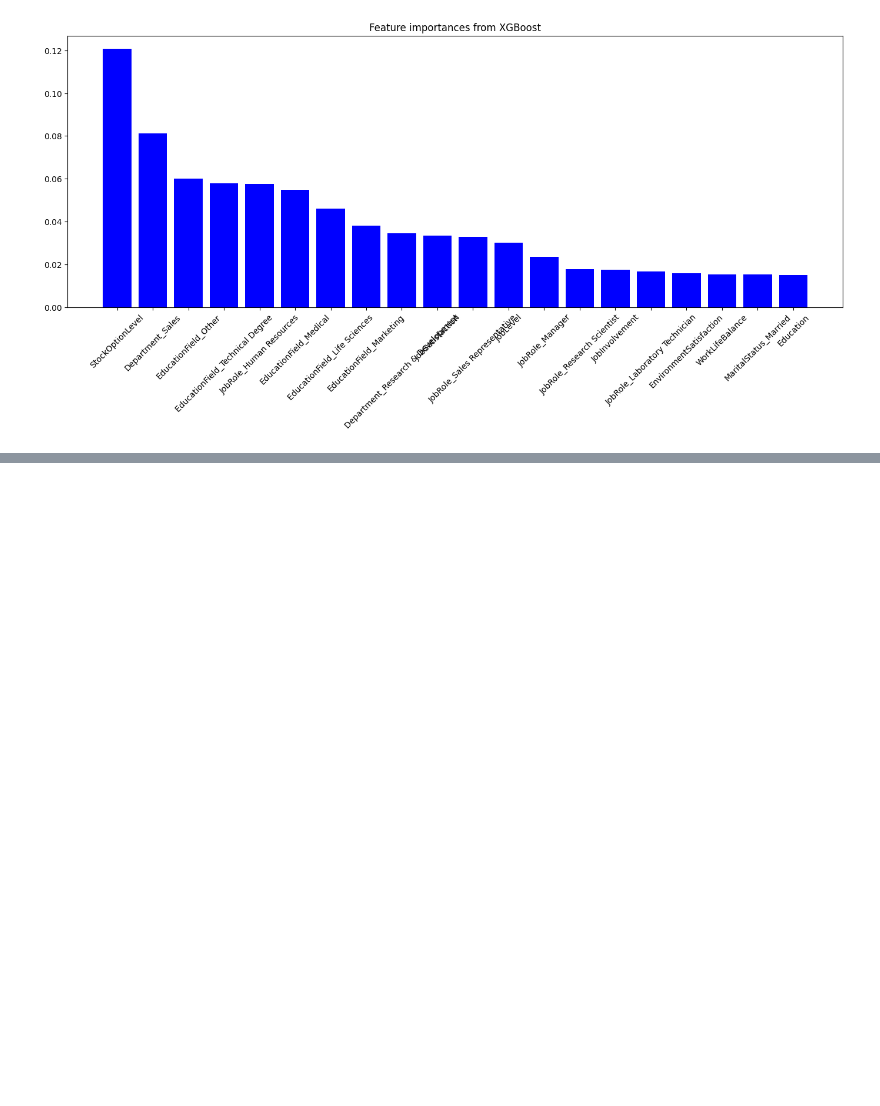
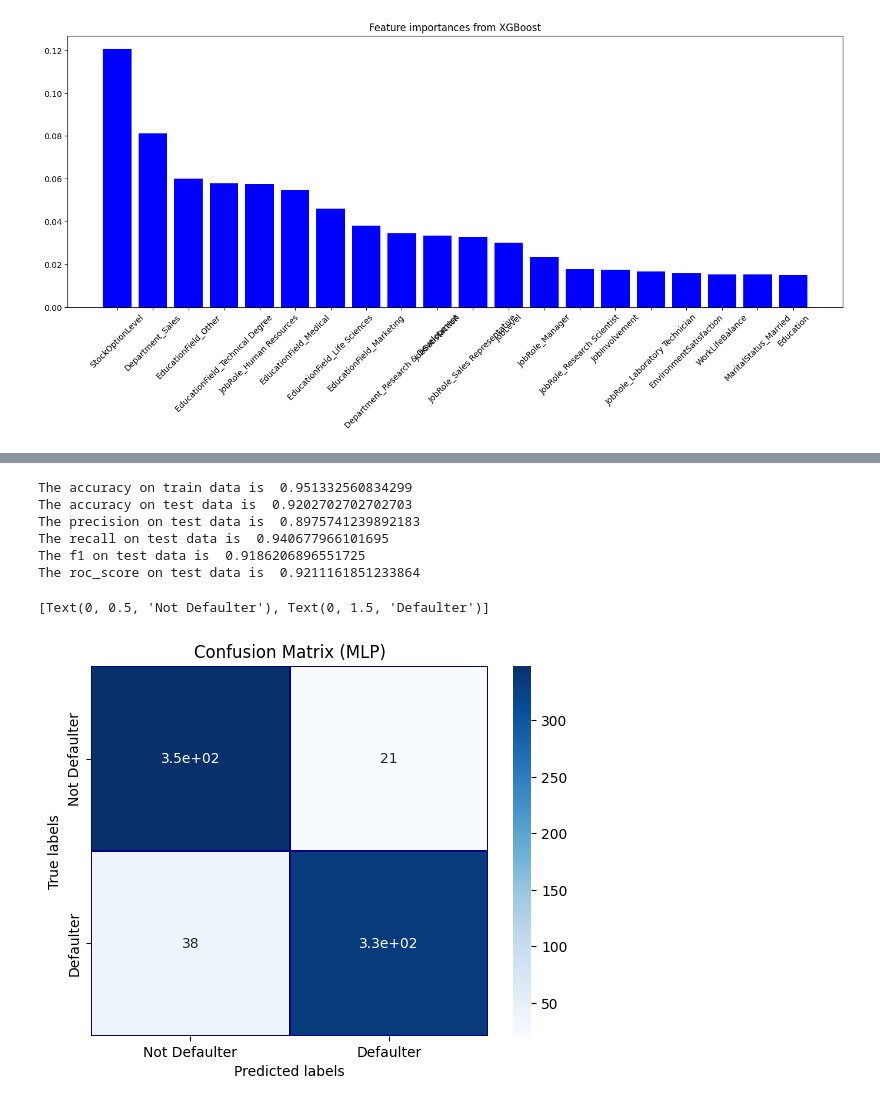
Before and after one commit to BobLouis/IBM_retire, a Jupyter notebook: employee.ipynb, the cells around one changed output, grey strips where cells are left out. Drawn from its saved outputs; the diff is of its cells as text; code cells hidden in the pictures; blank space fills up the shorter version.

```diff
--- a/employee.ipynb
+++ b/employee.ipynb
@@ -382,7 +383,7 @@ param_lr = {'penalty': ['none','l2'], 'C' : [0.001, 0.01, 0.1, 1, 10, 100, 1000]
 - 最終，**`grid_lr`** 將包含表現最佳的參數組合和相關信息。
 # %%
 grid_lr = GridSearchCV(LogisticRegression(), param_lr,
-                       scoring='accuracy', n_jobs=-1, verbose=3, cv=5)
+                       scoring='accuracy', n_jobs=-1, verbose=1, cv=5)
 grid_lr.fit(X_train, y_train)
 # %% [output]
 Fitting 5 folds for each of 14 candidates, totalling 70 fits
@@ -685,7 +693,7 @@ param_grid = {
 # }
 
 grid_search = GridSearchCV(estimator=rf, param_grid=param_grid,
-                           cv=4, scoring='accuracy', n_jobs=-1, verbose=3)
+                           cv=4, scoring='accuracy', n_jobs=-1, verbose=1)
 
 grid_search.fit(X_train, y_train)
 # %% [output]
@@ -951,0 +966,5 @@ plt.show()
+# %%
+MLP = MLPClassifier(solver = 'sgd', hidden_layer_sizes = (150,100,50), learning_rate = 'adaptive',
+                                    verbose = 1, alpha = 0.05, max_iter = 200, n_iter_no_change = 10, tol = 0.0001,
+                                    activation = 'relu')
+MLP.fit(X_train, y_train)
@@ -951,0 +991,35 @@ plt.show()
+# %%
+MLP_train_pred = MLP.predict(X_train)
+MLP_test_pred = MLP.predict(X_test)
+# %%
+print("The accuracy on train data is ", accuracy_score(MLP_train_pred, y_train))
+MLP_accuracy = accuracy_score(MLP_test_pred, y_test)
+print("The accuracy on test data is ", accuracy_score(MLP_test_pred, y_test))
+print("The precision on test data is ", precision_score(MLP_test_pred, y_test))
+print("The recall on test data is ", recall_score(MLP_test_pred, y_test))
+print("The f1 on test data is ", f1_score(MLP_test_pred, y_test))
+print("The roc_score on test data is ", roc_auc_score(MLP_test_pred, y_test))
+# %% [output]
+The accuracy on train data is  0.951332560834299
+The accuracy on test data is  0.9202702702702703
+The precision on test data is  0.8975741239892183
+The recall on test data is  0.940677966101695
+The f1 on test data is  0.9186206896551725
+The roc_score on test data is  0.9211161851233864
+# %%
+labels = ['Not Defaulter', 'Defaulter']
+cm = confusion_matrix(y_test, MLP_test_pred)
+ax = plt.subplot()
+sns.heatmap(cm,
+            xticklabels=['Not Default', 'Default'],
+            yticklabels=['Not Default', 'Default'],
+            annot=True, ax=ax,
+            linewidths=.2, linecolor="Darkblue", cmap="Blues")  # annot=True to annotate cells
+ax.set_xlabel('Predicted labels')
+ax.set_ylabel('True labels')
+ax.set_title('Confusion Matrix (MLP)')
+ax.xaxis.set_ticklabels(labels)
+ax.yaxis.set_ticklabels(labels)
+# %% [output]
+[Text(0, 0.5, 'Not Defaulter'), Text(0, 1.5, 'Defaulter')]
+[figure, added]
```
Also changed, not shown: parts of 15 cells of this notebook, 15 other files.
